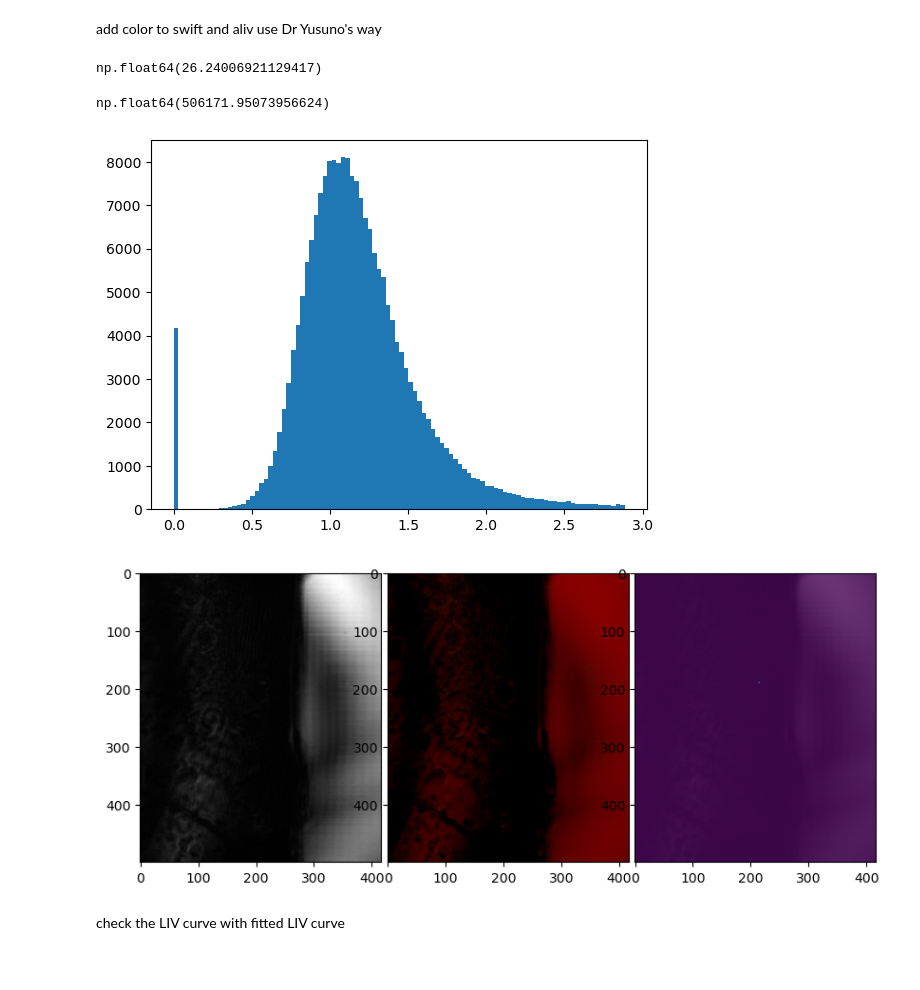
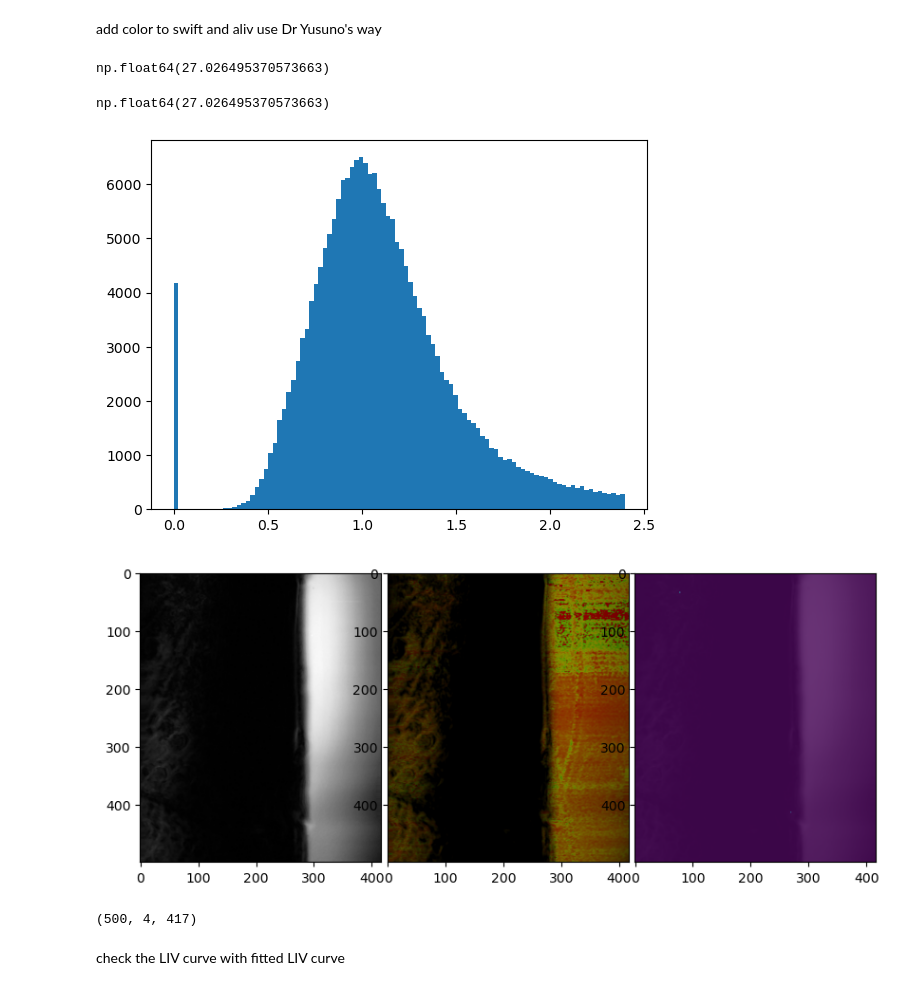
Before and after one commit to unrealxiao/dynamicOCT, a Jupyter notebook: YusunoDOCT.ipynb, the cells around one changed output. Saved outputs shown, nothing was run; the diff lists cells and outputs as text; code cells hidden in the pictures.

```diff
--- a/YusunoDOCT.ipynb
+++ b/YusunoDOCT.ipynb
@@ -3,15 +3,16 @@ import numpy as np #numpy for math operation
 import os
 import utils
 import matplotlib.pyplot as plt
-from scipy.optimize import curve_fit
+# from scipy.optimize import curve_fit
+import scipy.ndimage
 # from time import time
 from tqdm import tqdm
 import cv2
 from natsort import natsorted
-from pydicom import dcmread
+# from pydicom import dcmread
 import matplotlib.gridspec as gridspec
 import h5py
-data_path = "D:/globus slate shared data Tankam Lab/IR_card_glass_side_3_13_2025"
+data_path = "D:\\globus slate shared data Tankam Lab\\IR_card_standard_inter_registered"
 average_LivCurve = True
 fitting_method = "CPU"
 frameSeparationTime = 0.001 #1ms frame to frame time interval
@@ -42,6 +43,6 @@ plt.imshow(copy_volume, cmap="gray")
 # %%
 image_list = os.listdir(data_path)#list all images address in data_path
-fourD_image_volume_complete = utils.load_nested_data_h5(data_path, 30, 268, 270, median_filter=3)#load all image volume and combine them in one 4D np array
+fourD_image_volume_complete = utils.load_nested_data_h5(data_path, 30, 49, 53, median_filter=3)#load all image volume and combine them in one 4D np array
 # %%
 fourD_image = fourD_image_volume_complete
 plt.imshow(fourD_image[4, :, 1, :], cmap="gray")
@@ -205,5 +206,5 @@ for floc in tqdm(range(0,numLocation), position=0, leave=True):
         mag, tau = utils.vlivCPUFitExp(VLIV, possibleMtw, frameSeparationTime, alivInitial, swiftInitial, bounds, use_constraint = False)
 
     aliv[floc] = mag ## aLIV
-    swift[floc] = 1/ tau ## Swiftness
+    swift[floc] = tau ## inverse Swiftness
     VLIV_save[floc,:,:,:] = VLIV ## LIV curve (VLIV)
@@ -210,3 +215,8 @@ for floc in tqdm(range(0,numLocation), position=0, leave=True):
+# %%
+##remove NaN values in the aliv and swift
+# aliv_filter = scipy.ndimage.generic_filter(aliv, np.nanmean, size = 2, mode="nearest")
+# swift_filter = scipy.ndimage.generic_filter(swift, np.nanmean, size = 2, mode="nearest")
+swift = 1 / swift
 # %%
 with open(os.path.join(data_path, "swift_Yusuno.npy"), "wb") as f:
     np.save(f, swift)
@@ -262,7 +272,7 @@ add color to swift and aliv use Dr Yusuno's way
 # %%
 np.max(oct_db)
 # %% [output]
-np.float64(26.24006921129417)
+np.float64(27.026495370573663)
 # %%
 # octRange = (np.min(oct_db), np.max(oct_db))
 octRange = (10, 40)
@@ -273,37 +283,41 @@ mod_swift[mod_swift > np.percentile(mod_swift, 95)] = 0
 aliv_rgb = utils.generate_RgbImage(doct = aliv, dbInt = oct_db, doctRange = alivRange, octRange = octRange, scale=0.33)
 swift_rgb = utils.generate_RgbImage(doct = swift, dbInt = oct_db, doctRange = swiftRange, octRange = octRange, scale=0.33)
 # %%
-np.max(aliv)
+np.max(oct_db)
 # %% [output]
-np.float64(506171.95073956624)
+np.float64(27.026495370573663)
 # %%
-swift_rgb_slice = aliv_rgb[:, slice_index, :]
+swift_rgb_slice = swift_rgb[:, slice_index, :]
 plt.hist(np.ndarray.flatten(swift_slice), bins=100)
 slice_mask = np.copy(swift_slice)
 slice_mask[np.logical_or(swift_slice<=0.1, swift_slice >=0.15)] = 0
 slice_mask[np.logical_and(swift_slice>0.1, swift_slice<0.15)] = 0.3
 plt.figure(figsize=(10, 10))
 gs1 = gridspec.GridSpec(1, 3)
 gs1.update(wspace = 0.025, hspace = 0.01)
 
 ax1 = plt.subplot(gs1[0])
 plt.axis('on')
 ax1.imshow(fourD_normalized, cmap="gray")
 ax1.set_aspect('equal')
 ax2 = plt.subplot(gs1[1])
 plt.axis('on')
 ax2.imshow(swift_rgb_slice)
 ax2.set_aspect('equal')
 ax3 = plt.subplot(gs1[2])
 plt.axis('on')
 ax3.imshow(fourD_normalized, cmap="gray", alpha=0.9)
 slice_normalized = cv2.normalize(slice_mask, None, 0, 255, cv2.NORM_MINMAX).astype(np.float64)
 ax3.imshow(slice_normalized, alpha=0.8)
 ax3.set_aspect('equal')
 plt.show()
 # %% [output]
-[figure, old version]
+[figure, new version]
-[figure, old version]
+[figure, new version]
+# %%
+aliv.shape
+# %% [output]
+(500, 4, 417)
 # %% [markdown]
 check the LIV curve with fitted LIV curve
 # %%
```
Also changed, not shown: parts of 6 cells of this notebook, 2 other files.
